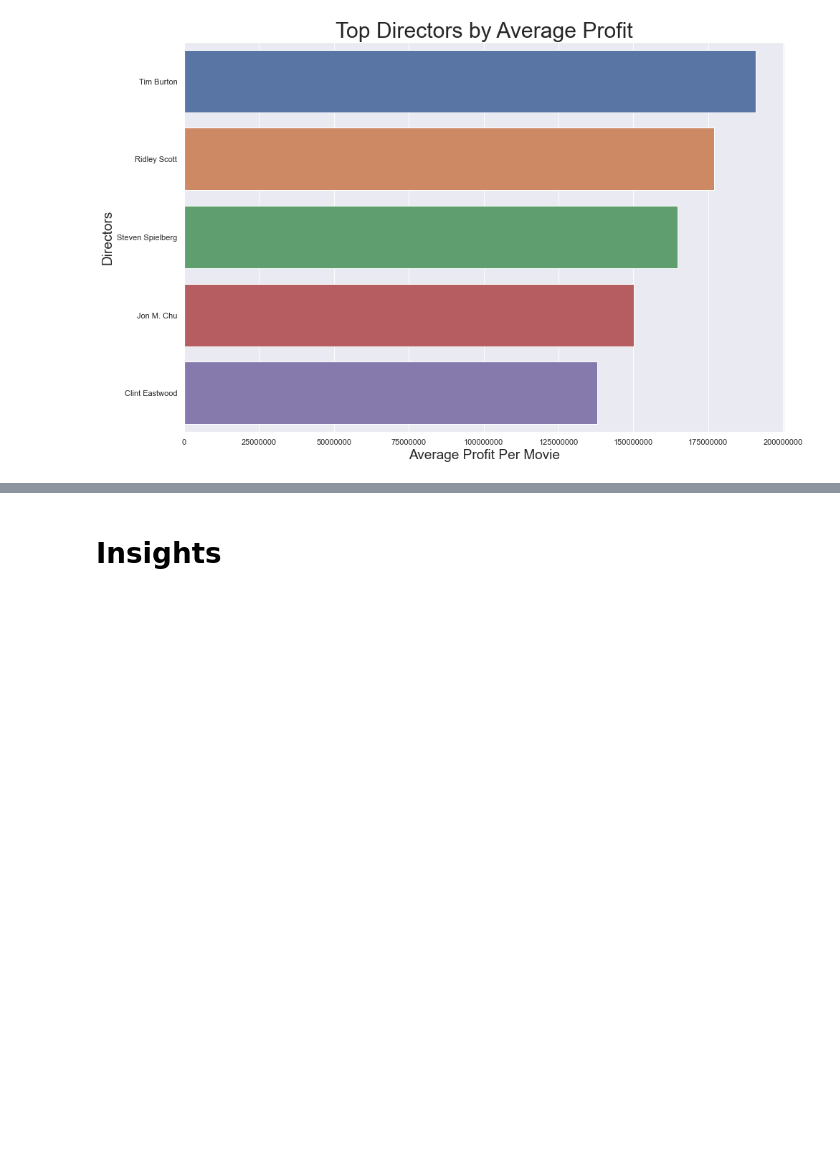
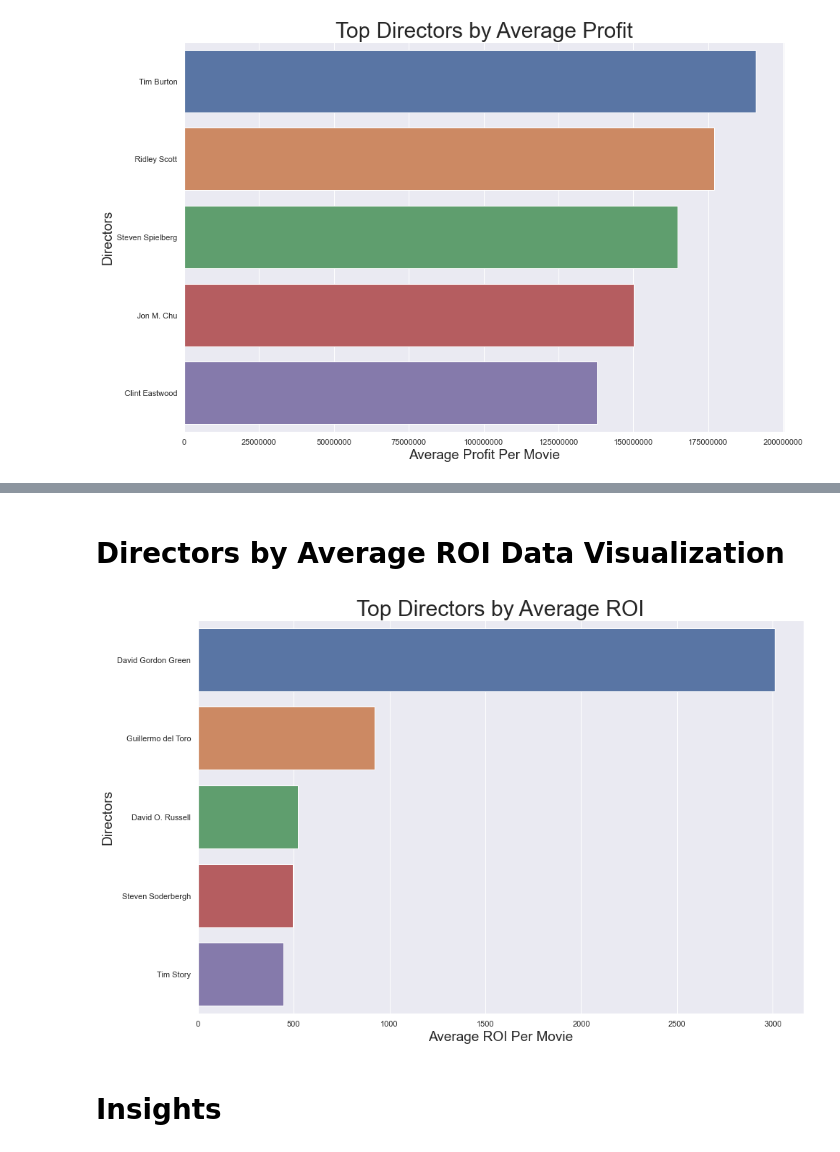
Before and after one commit to JordanMang/phase_1_id10t_team, a Jupyter notebook: working_jupyter_notebooks/am.ipynb, the cells around one changed output, grey strips where cells are left out. Drawn from its saved outputs; the diff is of its cells as text; code cells hidden in the pictures; blank space fills up the shorter version.

Commit message:
avg roi actor direct

```diff
--- a/working_jupyter_notebooks/am.ipynb
+++ b/working_jupyter_notebooks/am.ipynb
@@ -264,0 +256,10 @@ pd.set_option('display.float_format', lambda x: '%.9f' % x)
+# %%
+top_dirs = list(top_dirs.index)
+# %%
+roi_dir = []
+
+for director in top_dirs:
+    directors_filtered_roi = directors_df.loc[directors_df['primary_name'] == director]
+    roi_dir.append(directors_filtered_roi.perc_return.mean())
+
+roi_dir
@@ -265,3 +284,35 @@ pd.set_option('display.float_format', lambda x: '%.9f' % x)
+# %%
+directing_df_roi = pd.DataFrame(list(zip(top_15_dirs_list, roi_dir)),
+               columns =['director_name', 'average_roi'])
+# %%
+directing_df_roi.sort_values(by='average_roi', inplace=True, ascending=False)
+# %% [markdown]
+# Directors by Average ROI Data Visualization
+# %%
+sns.set(style="whitegrid")
+
+sns.color_palette("rocket")
+
+sns.set(rc = {'figure.figsize':(15,10)})
+
+g = sns.barplot(x='average_roi', y='director_name', data=directing_df_roi.head(5))
+
+plt.title('Top Directors by Average ROI', fontsize=30)
+plt.xlabel('Average ROI Per Movie', fontsize=19)
+plt.ylabel('Directors', fontsize=19)
+
+plt.ticklabel_format(axis='x', style='plain')
+#pd.set_option('display.float_format', lambda x: '%.9f' % x)
+
+#ticks_loc = g.get_xticks().tolist()
+#g.xaxis.set_major_locator(mticker.FixedLocator(ticks_loc))
+
+#g.set_xticklabels([label_format.format(x) for x in ticks_loc])
+
+#xlabels = ['{:,.0f}'.format(x) + ' MM' for x in g.get_xticks()/1000000]
+#g.set_xticklabels(xlabels);
+# %% [output]
+[figure, added]
 # %% [markdown]
 # Insights
 # %% [markdown]
```
Also changed, not shown: parts of 14 cells of this notebook.
